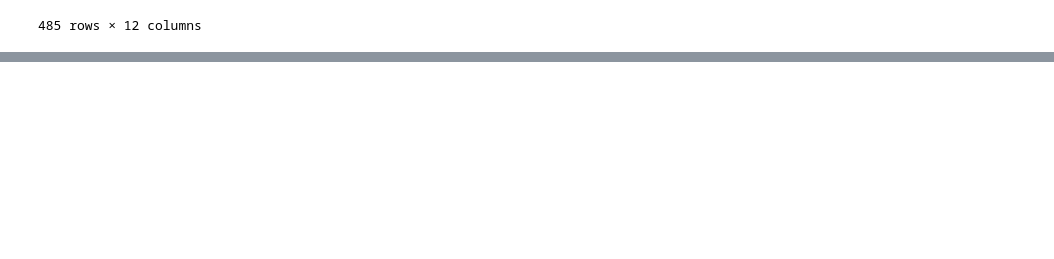
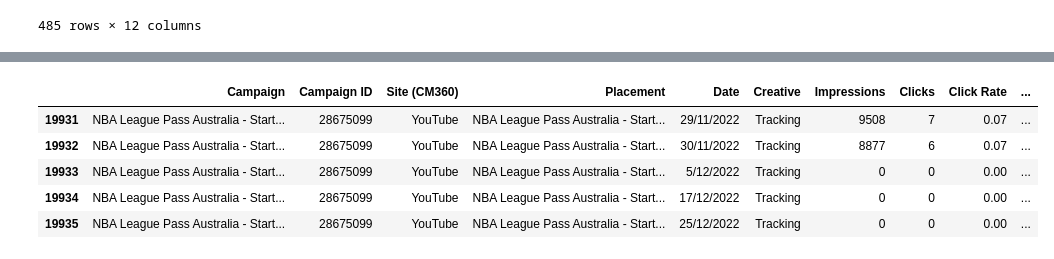
Before and after one commit to rossgarner/Paid-Marketing-Analytics, a Jupyter notebook: AU FY23 Campaign Analysis.ipynb, the cells around one changed output, grey strips where cells are left out. Saved outputs shown, nothing was run; the diff lists cells and outputs as text; code cells hidden in the pictures; blank space fills up the shorter version.

```diff
--- a/AU FY23 Campaign Analysis.ipynb
+++ b/AU FY23 Campaign Analysis.ipynb
@@ -209,0 +229,9 @@ campaign_df_is_YouTube.replace(to_replace='affiperf.com', value='YouTube') #repl
+# %%
+campaign_df_site_youtube.tail()
+# %% [output]
+|  | Campaign | Campaign ID | Site (CM360) | Placement | Date | Creative | Impressions | Clicks | Click Rate | ... |
+| 19931 | NBA League Pass Australia - Start... | 28675099 | YouTube | NBA League Pass Australia - Start... | 29/11/2022 | Tracking | 9508 | 7 | 0.07 | ... |
+| 19932 | NBA League Pass Australia - Start... | 28675099 | YouTube | NBA League Pass Australia - Start... | 30/11/2022 | Tracking | 8877 | 6 | 0.07 | ... |
+| 19933 | NBA League Pass Australia - Start... | 28675099 | YouTube | NBA League Pass Australia - Start... | 5/12/2022 | Tracking | 0 | 0 | 0.00 | ... |
+| 19934 | NBA League Pass Australia - Start... | 28675099 | YouTube | NBA League Pass Australia - Start... | 17/12/2022 | Tracking | 0 | 0 | 0.00 | ... |
+| 19935 | NBA League Pass Australia - Start... | 28675099 | YouTube | NBA League Pass Australia - Start... | 25/12/2022 | Tracking | 0 | 0 | 0.00 | ... |
```
Also changed, not shown: parts of 5 cells of this notebook.
